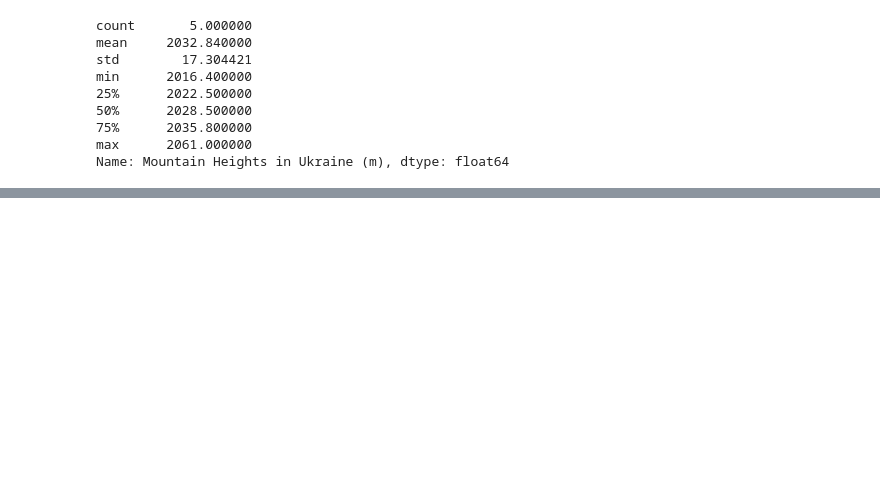
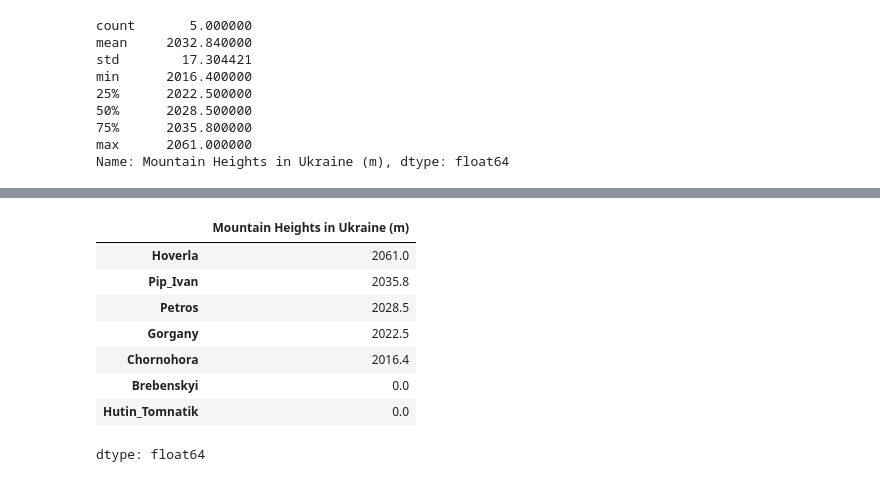
Before and after one commit to SiracencoSerghei/DataScienceHW, a Jupyter notebook: example_kaggle/les_2/les_2_1_kees.ipynb, the cells around one changed output, grey strips where cells are left out. Saved outputs shown, nothing was run; the diff lists cells and outputs as text; code cells hidden in the pictures; blank space fills up the shorter version.

```diff
--- a/example_kaggle/les_2/les_2_1_kees.ipynb
+++ b/example_kaggle/les_2/les_2_1_kees.ipynb
@@ -288,0 +326,6 @@ Name: Mountain Heights in Ukraine (m), dtype: float64
+# %%
+mountain_heights = pd.Series({'Hoverla': 2061, 'Pip_Ivan': 2035.8, 'Petros': 2028.5, 'Gorgany': 2022.5, 'Chornohora': 2016.4},
+                             index=['Hoverla', 'Pip_Ivan', 'Petros', 'Gorgany', 'Chornohora', 'Brebenskyi', 'Hutin_Tomnatik'],
+                             name='Mountain Heights in Ukraine (m)',
+                             dtype='float64')
+print(mountain_heights)
@@ -288,0 +341,3 @@ Name: Mountain Heights in Ukraine (m), dtype: float64
+# %%
+mountain_heights.fillna(0, inplace=True)  # fill missing values with 0
+print(mountain_heights)
@@ -288,0 +353,13 @@ Name: Mountain Heights in Ukraine (m), dtype: float64
+# %%
+mountain_height = mountain_heights.reset_index(drop=False)
+mountain_heights
+# %% [output]
+|  | Mountain Heights in Ukraine (m) |
+| Hoverla | 2061.0 |
+| Pip_Ivan | 2035.8 |
+| Petros | 2028.5 |
+| Gorgany | 2022.5 |
+| Chornohora | 2016.4 |
+| Brebenskyi | 0.0 |
+| Hutin_Tomnatik | 0.0 |
+dtype: float64
```
Also changed, not shown: parts of 26 cells of this notebook.
